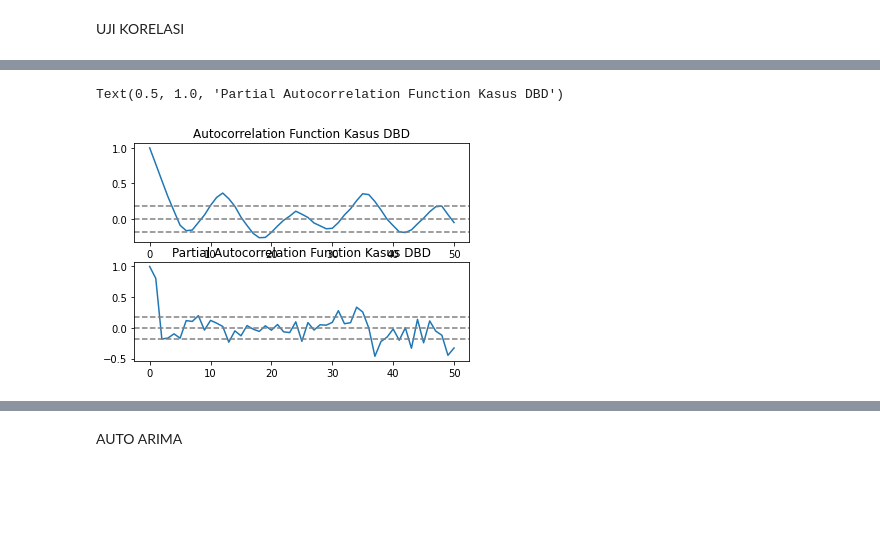
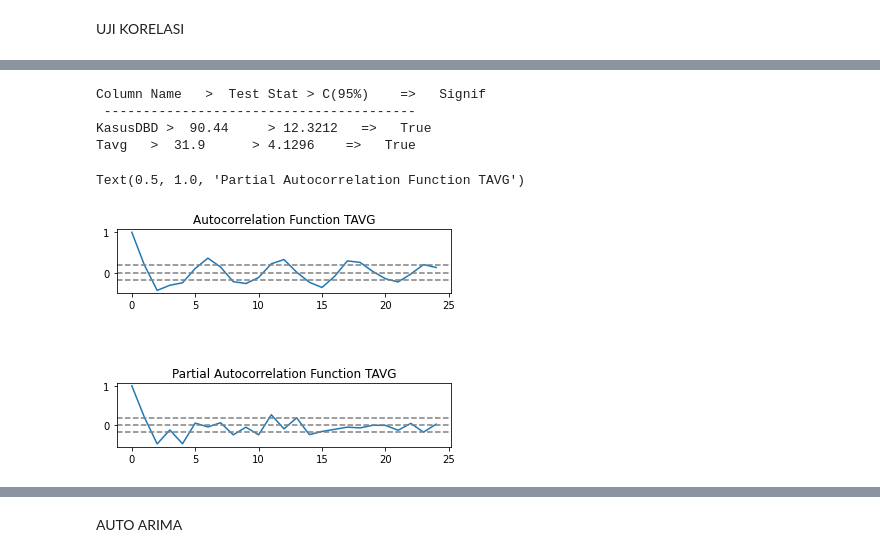
Before and after one commit to isnidwi26/TA, a Jupyter notebook: ARIMAxVARMA_suhu.ipynb, the cells around one changed output, grey strips where cells are left out. Saved outputs shown, nothing was run; the diff lists cells and outputs as text; code cells hidden in the pictures; blank space fills up the shorter version.

```diff
--- a/ARIMAxVARMA_suhu.ipynb
+++ b/ARIMAxVARMA_suhu.ipynb
@@ -140,0 +147,7 @@ data.corr()
+# %%
+max_kasus = data['KasusDBD'].max()
+max_suhu = data['Tavg'].max()
+# %%
+data['KasusDBD'] = data['KasusDBD']/max_kasus
+data['Tavg'] = data['Tavg']/max_suhu
+data
@@ -140,0 +181,6 @@ data.corr()
+# %%
+n = 3
+train,test = data[0:-n], data[-n:]
+train_diff=train.diff(periods=2)
+train_diff.dropna(inplace=True)
+train_diff
@@ -141,23 +224,30 @@ data.corr()
+# %%
+cointegration_test(train_diff[['KasusDBD', 'Tavg']])
+# %% [output]
+Column Name   >  Test Stat > C(95%)    =>   Signif
+ ----------------------------------------
+KasusDBD >  90.44     > 12.3212   =>   True
+Tavg   >  31.9      > 4.1296    =>   True
 # %%
-  #KASUS DBD
-  KasusDBD_acf = acf(data['KasusDBD'], nlags=50)
-  KasusDBD_pacf = pacf(data['KasusDBD'], nlags=50, method='ols')
+#TAVG
+Tavg_acf = acf(train_diff['Tavg'], nlags=24)
+Tavg_pacf = pacf(train_diff['Tavg'], nlags=24, method='ols')
 
-  #Plot ACF:
-  plt.subplot(211)
-  plt.plot(KasusDBD_acf)
-  plt.axhline(y=0,linestyle='--',color='gray')
-  plt.axhline(y=-1.96/np.sqrt(len(data['KasusDBD'])),linestyle='--',color='gray')
-  plt.axhline(y=1.96/np.sqrt(len(data['KasusDBD'])),linestyle='--',color='gray')
-  plt.title(f'Autocorrelation Function Kasus DBD')
+#Plot ACF:
+plt.subplot(311)
+plt.plot(Tavg_acf)
+plt.axhline(y=0,linestyle='--',color='gray')
+plt.axhline(y=-1.96/np.sqrt(len(train_diff['Tavg'])),linestyle='--',color='gray')
+plt.axhline(y=1.96/np.sqrt(len(train_diff['Tavg'])),linestyle='--',color='gray')
+plt.title(f'Autocorrelation Function TAVG')
 
-  #Plot PACF:
-  plt.subplot(212)
-  plt.plot(KasusDBD_pacf)
-  plt.axhline(y=0,linestyle='--',color='gray')
-  plt.axhline(y=-1.96/np.sqrt(len(data['KasusDBD'])),linestyle='--',color='gray')
-  plt.axhline(y=1.96/np.sqrt(len(data['KasusDBD'])),linestyle='--',color='gray')
-  plt.title('Partial Autocorrelation Function Kasus DBD')
+#Plot PACF:
+plt.subplot(313)
+plt.plot(Tavg_pacf)
+plt.axhline(y=0,linestyle='--',color='gray')
+plt.axhline(y=-1.96/np.sqrt(len(train_diff['Tavg'])),linestyle='--',color='gray')
+plt.axhline(y=1.96/np.sqrt(len(train_diff['Tavg'])),linestyle='--',color='gray')
+plt.title(f'Partial Autocorrelation Function TAVG')
 # %% [output]
-Text(0.5, 1.0, 'Partial Autocorrelation Function Kasus DBD')
+Text(0.5, 1.0, 'Partial Autocorrelation Function TAVG')
-[figure, old version]
+[figure, new version]
```
Also changed, not shown: parts of 32 cells of this notebook, 1 other file.
